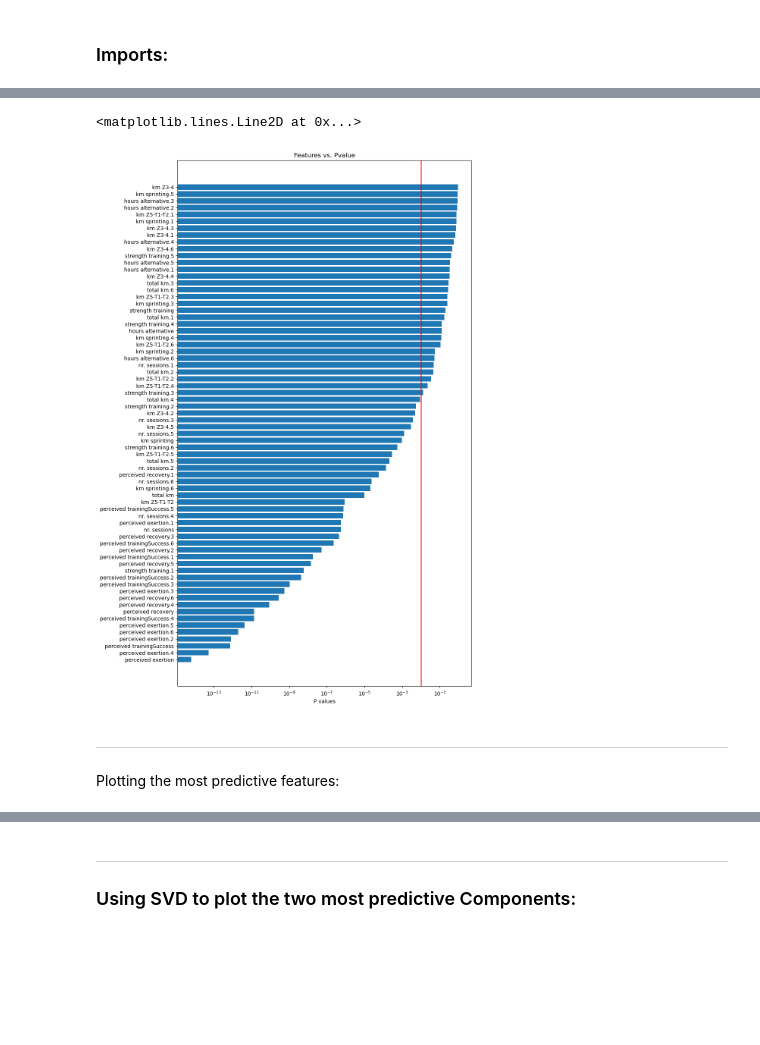
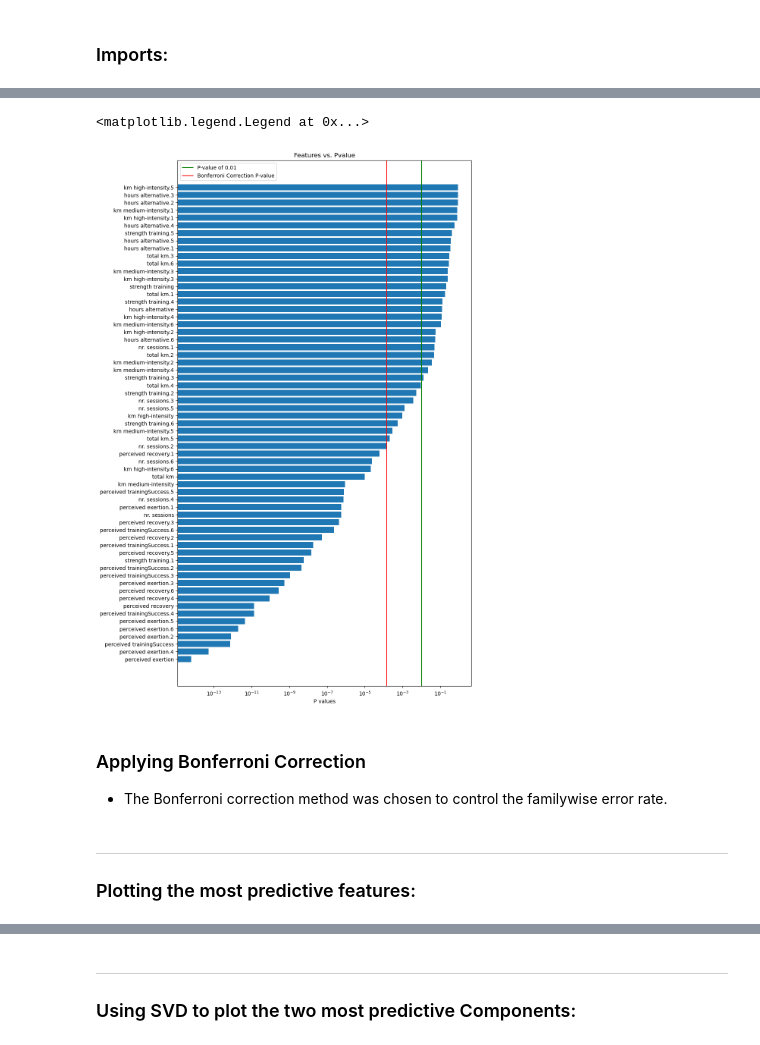
Before and after one commit to ryn8raun248/TrainingTrainers, a Jupyter notebook: final_project_notebook.ipynb, the cells around one changed output, grey strips where cells are left out. Drawn from its saved outputs; the diff is of its cells as text; code cells hidden in the pictures; blank space fills up the shorter version.

Commit message:
Complete plotting of predictive features

```diff
--- a/final_project_notebook.ipynb
+++ b/final_project_notebook.ipynb
@@ -27,6 +27,19 @@ dtype={'nr. sessions': 'category',
 'injury': 'category'})
 day_data.head()
 
+for suffix in ["", ".1", ".2", ".3", ".4", ".5", ".6"]:
+    km_Z3 = 'km Z3-4' + suffix
+    km_Z5 = 'km Z5-T1-T2' + suffix
+    km_sprinting = 'km sprinting' + suffix
+    low_inten = 'km low-intensity' + suffix
+    med_inten = 'km medium-intensity' + suffix
+    hgih_inten = 'km high-intensity' + suffix
+
+    day_data.rename(columns = {km_Z3: low_inten,
+                            km_Z5: med_inten,
+                            km_sprinting: hgih_inten},
+                            inplace = True)
+
 categorical_features = ['nr.sessions','strength training']
 # %%
 day_data.info()
@@ -67,7 +80,7 @@ for suffix in ["", ".1", ".2", ".3", ".4", ".5", ".6"]:
     pvalues[col] = p
 # %%
 for suffix in ["", ".1", ".2", ".3", ".4", ".5", ".6"]:
-    col = "km Z3-4" + suffix
+    col = "km medium-intensity" + suffix
     samples_by_group = []
     for value in set(day_data["injury"]):
         mask = day_data["injury"] == value
@@ -76,7 +89,7 @@ for suffix in ["", ".1", ".2", ".3", ".4", ".5", ".6"]:
     pvalues[col] = p
 # %%
 for suffix in ["", ".1", ".2", ".3", ".4", ".5", ".6"]:
-    col = "km Z5-T1-T2" + suffix
+    col = "km medium-intensity" + suffix
     samples_by_group = []
     for value in set(day_data["injury"]):
         mask = day_data["injury"] == value
@@ -85,7 +98,7 @@ for suffix in ["", ".1", ".2", ".3", ".4", ".5", ".6"]:
     pvalues[col] = p
 # %%
 for suffix in ["", ".1", ".2", ".3", ".4", ".5", ".6"]:
-    col = "km sprinting" + suffix
+    col = "km high-intensity" + suffix
     samples_by_group = []
     for value in set(day_data["injury"]):
         mask = day_data["injury"] == value
@@ -142,24 +155,29 @@ pvalues = dict(sorted(pvalues.items(), key=lambda item: item[1], reverse=True))
 # %%
 plt.rcdefaults()
 fig, ax = plt.subplots()
 
 # Example data
 features = pvalues.keys()
 y_pos = np.arange(len(features))
 
 ax.barh(y_pos, pvalues.values(), align='center')
 ax.set_yticks(y_pos)
 ax.set_yticklabels(features)
 ax.invert_yaxis()  # labels read top-to-bottom
 ax.set_xlabel('P values')
 ax.set_title('Features vs. Pvalue')
 ax.set_xscale('log')
 fig.set_size_inches(10, 18)
 
-plt.axvline(x=0.01, c='r')
+plt.axvline(x=0.01, c='g', label="P-value of 0.01")
+plt.axvline(x=0.01/70, c='r', label="Bonferroni Correction P-value")
+plt.legend()
 # %% [output]
-<matplotlib.lines.Line2D at 0x...>
+<matplotlib.legend.Legend at 0x...>
-[figure, old version]
+[figure, new version]
+# %% [markdown]
+### Applying Bonferroni Correction
+- The Bonferroni correction method was chosen to control the familywise error rate.
 # %%
 stat_sig_features = []
 for feat, pvalue in pvalues.items():
@@ -170,7 +188,7 @@ for feat, pvalue in pvalues.items():
 sig_features = day_data[stat_sig_features]
 # %% [markdown]
 ---
-Plotting the most predictive features:
+### Plotting the most predictive features:
 # %%
 fig, ax = plt.subplots(2, 4, sharex='col', sharey='row')
 i = 0
```
Also changed, not shown: parts of 10 cells of this notebook.
